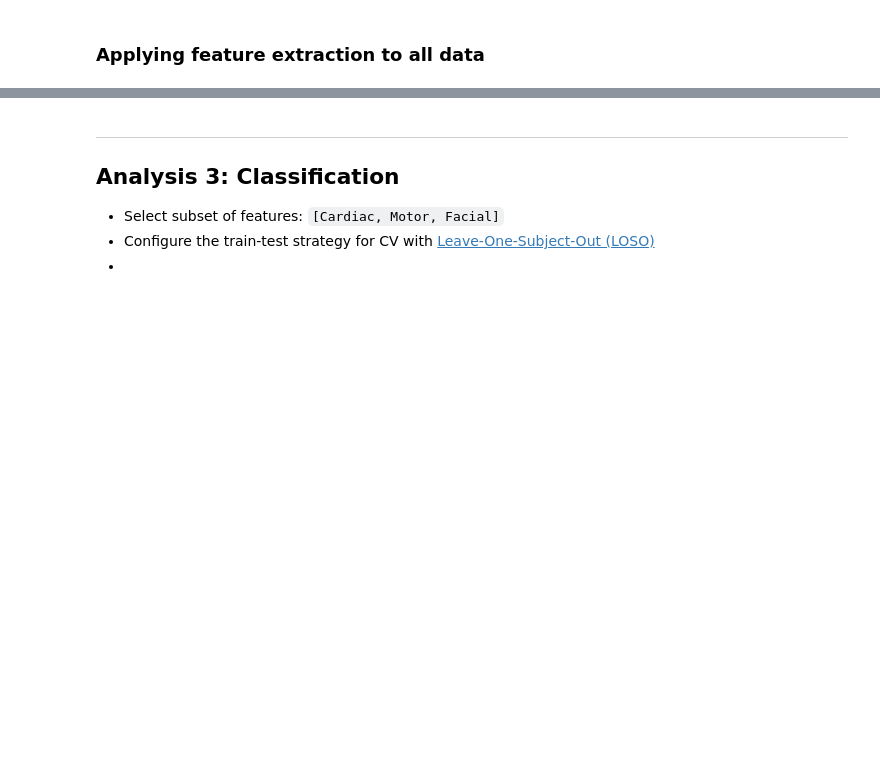
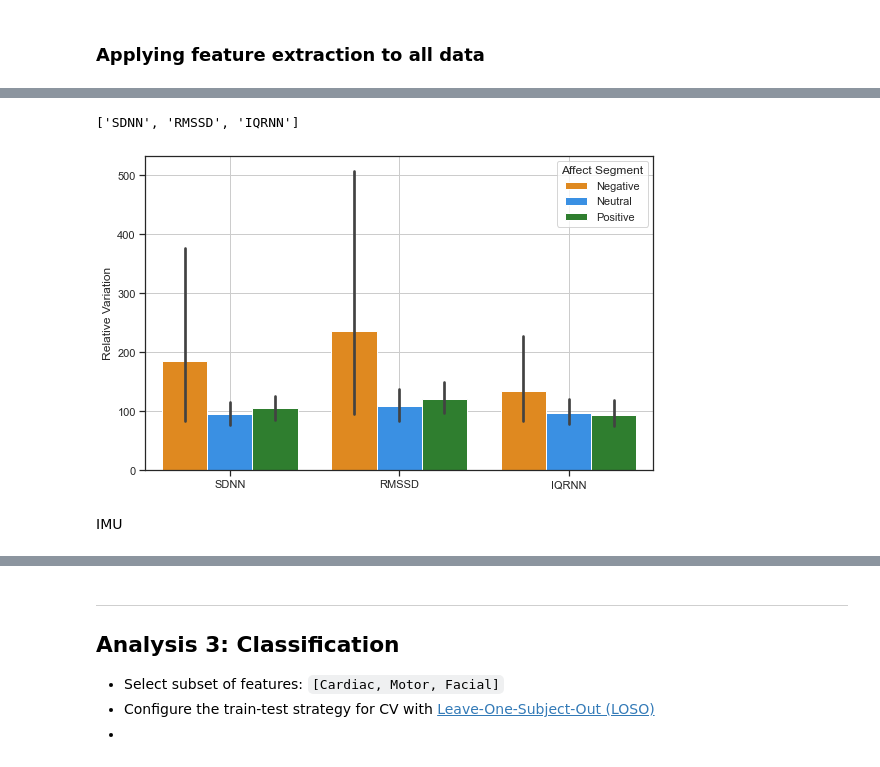
Before and after one commit to michalgnacek/AVDOS-VR, a Jupyter notebook: notebooks/2_affect_classification.ipynb, the cells around one changed output, grey strips where cells are left out. Saved outputs shown, nothing was run; the diff lists cells and outputs as text; code cells hidden in the pictures; blank space fills up the shorter version.

```diff
--- a/notebooks/2_affect_classification.ipynb
+++ b/notebooks/2_affect_classification.ipynb
@@ -1390,0 +1516,10 @@ save_path_plot = gen_path_plot(f"features/_ALL")
+# %%
+def plot_df_features_barplot(df_subset_features, ax=None, **kwargs):
+    df_vertical = convert_to_vertical_df(df_subset_features)
+
+    PALETTE_COLORS = ["darkorange" ,"dodgerblue","forestgreen", "gray"]
+
+    ax_plot = sns.barplot(data=df_vertical, ax=ax,
+            x="Feature Name", y="Relative Variation", hue="Affect Segment",
+            palette=PALETTE_COLORS,  **kwargs)
+    return ax_plot
@@ -1390,0 +1582,4 @@ save_path_plot = gen_path_plot(f"features/_ALL")
+# %%
+df_subset_features = df_features_grouped_segment.loc[:, HRV_SUBSET_FEATURES]
+df_subset_features = df_subset_features.drop(["HRV_MeanNN","HRV_MedianNN"],axis=1)
+df_subset_features
@@ -1390,0 +1601,27 @@ save_path_plot = gen_path_plot(f"features/_ALL")
+# %%
+new_colnames = [ x.split("_")[1] for x in df_subset_features.columns]
+new_colnames
+# %% [output]
+['SDNN', 'RMSSD', 'IQRNN']
+# %%
+df_subset_features.columns = new_colnames
+# %%
+### Generate path to save and figure
+save_path_plot = gen_path_plot(f"desc-barplot-hrv")
+
+NUM_ROWS = 1
+NUM_COLS = 1
+fig,axes = plt.subplots(NUM_ROWS, NUM_COLS, sharex=False, sharey=True, figsize=(8*NUM_COLS, 5*NUM_ROWS))
+
+ax = axes
+ax_i = plot_df_features_barplot(df_subset_features, ax=ax)
+# ax_i.get_legend().remove()
+ax.grid(True)
+ax.set(xlabel=None)
+
+plt.tight_layout()
+plt.savefig(save_path_plot)
+# %% [output]
+[figure, added]
+# %% [markdown]
+IMU
```
Also changed, not shown: parts of 81 cells of this notebook, 2 other files.
